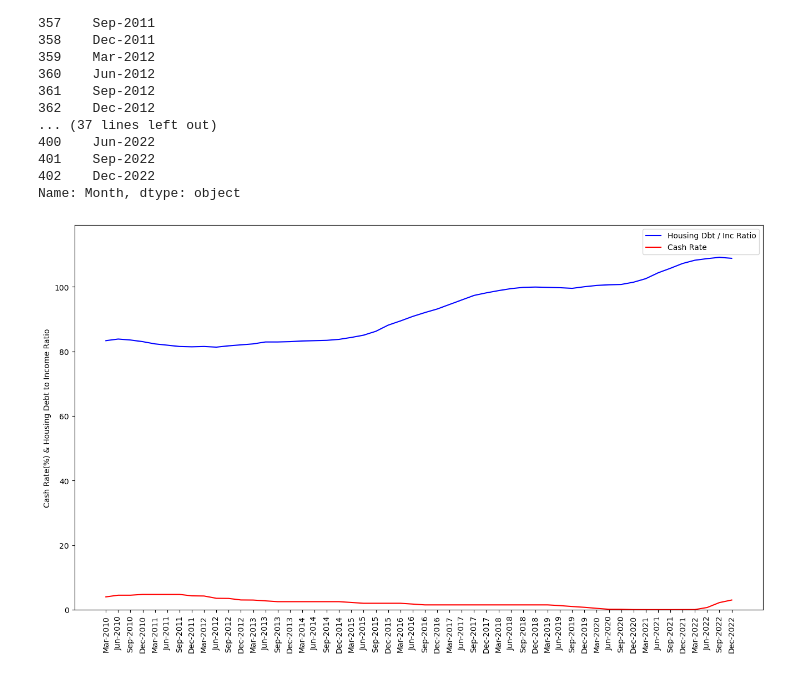
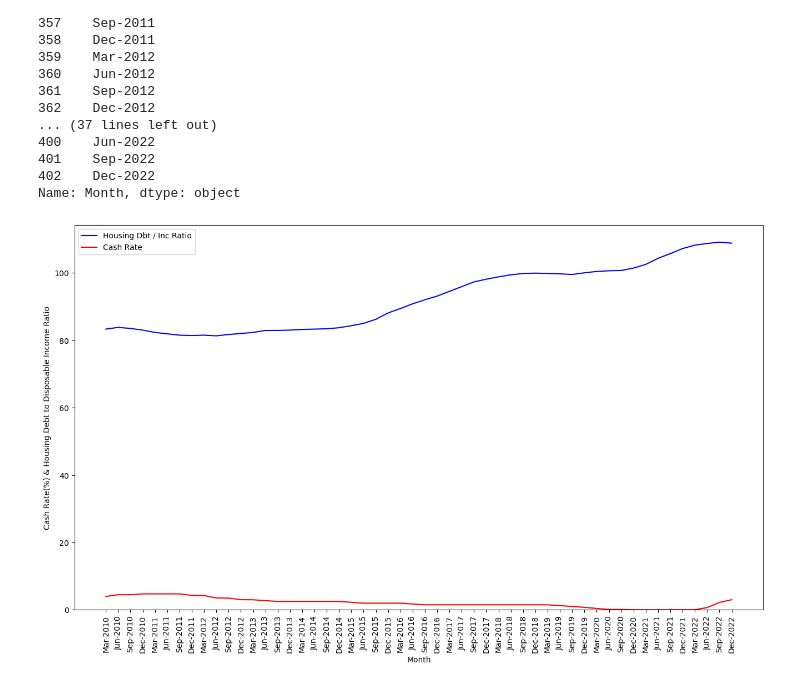
Before and after one commit to irwine-young/Project-1-Bootcamp, a Jupyter notebook: data_analysis_hh_finance.ipynb, the cells around one changed output. Saved outputs shown, nothing was run; the diff lists cells and outputs as text; code cells hidden in the pictures.

Commit message:
Updeated Household Finance vs Cash Rate analysis

```diff
--- a/data_analysis_hh_finance.ipynb
+++ b/data_analysis_hh_finance.ipynb
@@ -82,22 +82,19 @@ cash_rate=hhold_fin_exchange_rate_df["Cash Rate (%)"]
 # %%
 #plot household debt/income ratio and cash rate against month
 plt.figure(figsize =(16,9))
 
-dbt_inc_ratio=plt.plot(x_axis,dbt_inc_ratio,color="blue",label="Housing Dbt / Inc Ratio")
-cash_rate=plt.plot(x_axis,cash_rate,color="red",label ="Cash Rate")
+plt.plot(hhold_fin_exchange_rate_df["Month"],hhold_fin_exchange_rate_df["Owner Occ. Hsing Dbt / Inc"],color="blue",label="Housing Dbt / Inc Ratio")
+plt.plot(hhold_fin_exchange_rate_df["Month"],hhold_fin_exchange_rate_df["Cash Rate (%)"],color="red",label ="Cash Rate")
 
 plt.legend(loc="best")
 plt.xticks(rotation="vertical")
 plt.xlabel("Month")
-plt.ylabel("Cash Rate(%) & Housing Debt to Income Ratio")
-
-plt.ylim(0, max(hhold_fin_exchange_rate_df["Owner Occ. Hsing Dbt / Inc"])+10)
-
-
+plt.ylabel("Cash Rate(%) & Housing Debt to Disposable Income Ratio")
+plt.ylim(0, max(hhold_fin_exchange_rate_df["Owner Occ. Hsing Dbt / Inc"])+5)
 
 plt.show()
 # %% [output]
-[figure, old version]
+[figure, new version]
 # %%
 #Cash rate vs Owner Occ. Hsing Dbt / Inc Ratio
 plt.scatter(hhold_fin_exchange_rate_df["Owner Occ. Hsing Dbt / Inc"], hhold_fin_exchange_rate_df["Cash Rate (%)"])
```
Also changed, not shown: parts of 3 cells of this notebook.
